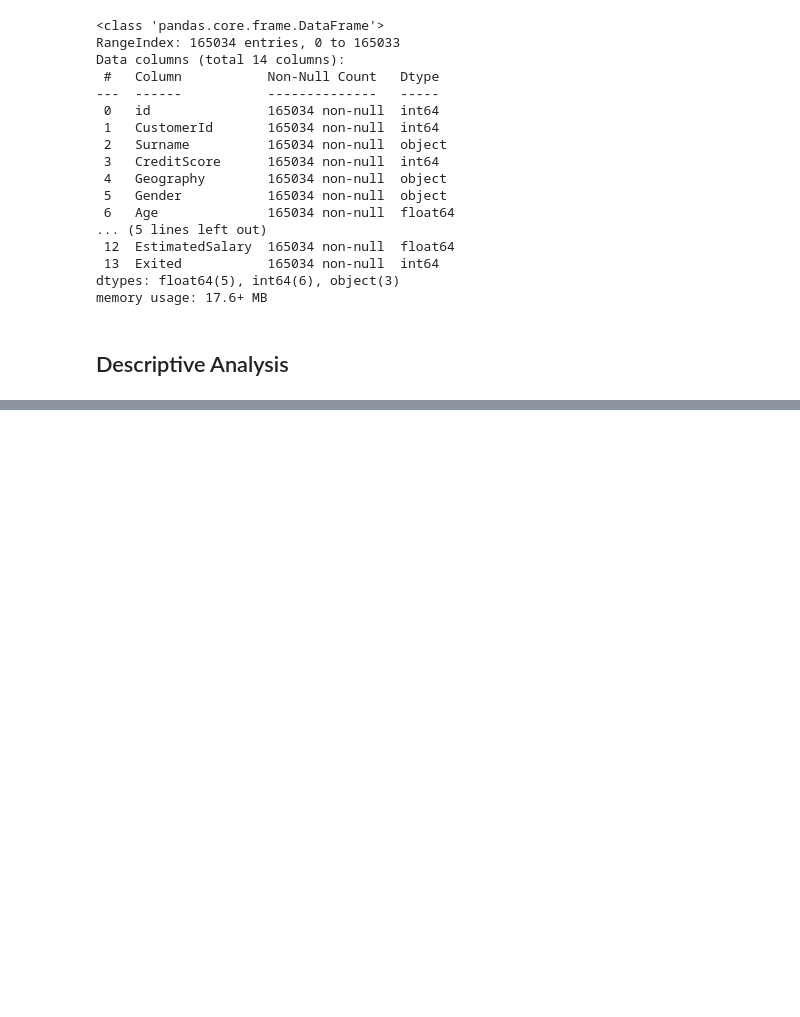
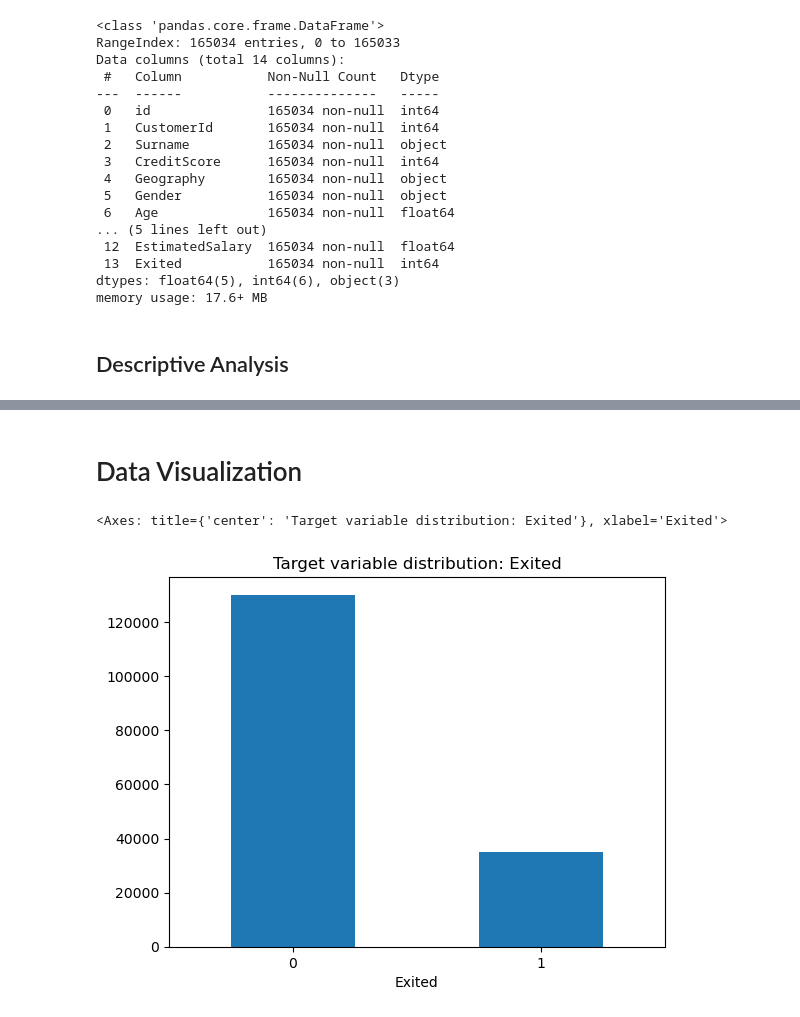
Before and after one commit to khrystynaPeniak/BankChurn, a Jupyter notebook: notebooks/bank.ipynb, the cells around one changed output, grey strips where cells are left out. Drawn from its saved outputs; the diff is of its cells as text; code cells hidden in the pictures; blank space fills up the shorter version.

Commit message:
Add data visualization

```diff
--- a/notebooks/bank.ipynb
+++ b/notebooks/bank.ipynb
@@ -159,0 +181,7 @@ train_data.describe()
+# %% [markdown]
+# Data Visualization
+# %%
+train_data['Exited'].value_counts().plot(kind='bar', title='Target variable distribution: Exited', rot=0)
+# %% [output]
+<Axes: title={'center': 'Target variable distribution: Exited'}, xlabel='Exited'>
+[figure, added]
```
Also changed, not shown: parts of 10 cells of this notebook.
